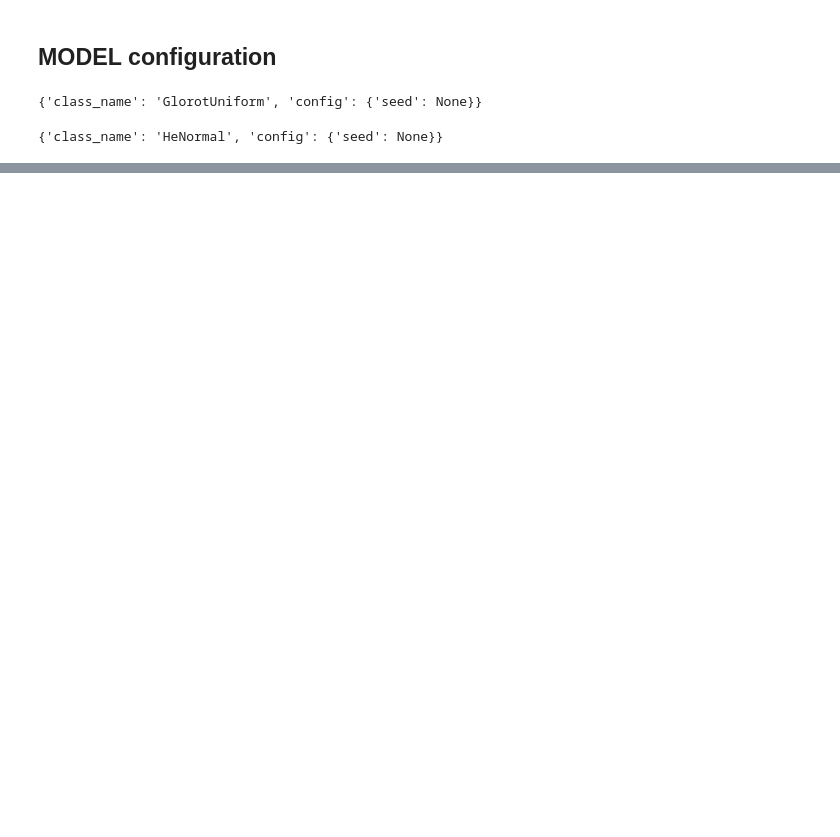
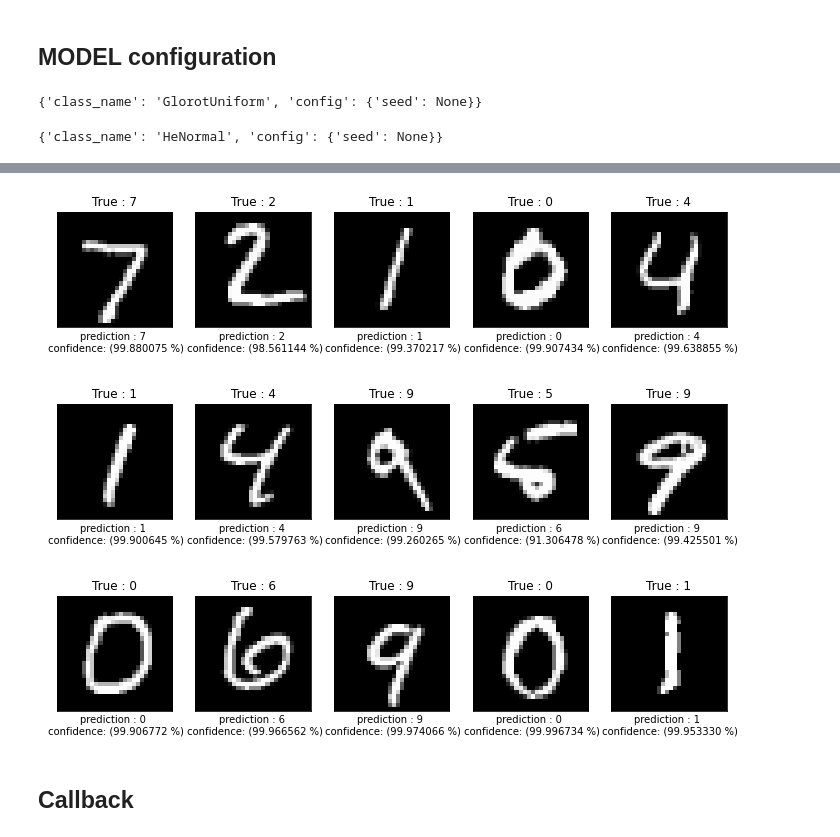
Before and after one commit to yoonstoneChoi/ubuntu, a Jupyter notebook: dl_study/model_configuration.ipynb, the cells around one changed output, grey strips where cells are left out. Cells and saved outputs as stored; diff of their text form; code cells hidden in the pictures; blank space fills up the shorter version.

```diff
--- a/dl_study/model_configuration.ipynb
+++ b/dl_study/model_configuration.ipynb
@@ -26,0 +276,20 @@ dense.get_config()['kernel_initializer'] ## 초기화가 중요하다는 논문
+# %%
+def get_one_result(idx):
+    img, y_true, y_pred, confidence = x_test[idx], y_test[idx], np.argmax(predictions_c[idx]), 100 * np.max(predictions_c[idx])
+    return img, y_true, y_pred, confidence
+
+fig, axes = plt.subplots(3, 5)
+fig.set_size_inches(12, 10)
+
+for i in range(15):
+    ax = axes[i//5, i%5]
+    img, y_true, y_pred, confidence = get_one_result(i)
+    ax.imshow(img, cmap = 'gray')
+    ax.set_xticks([])
+    ax.set_yticks([])
+    ax.set_title(f'True : {y_true}')
+    ax.set_xlabel(f'prediction : {y_pred} \n confidence: ({confidence:2f} %)')
+# %% [output]
+[figure, added]
+# %% [markdown]
+## Callback
```
Also changed, not shown: parts of 53 cells of this notebook, 15 other files.
